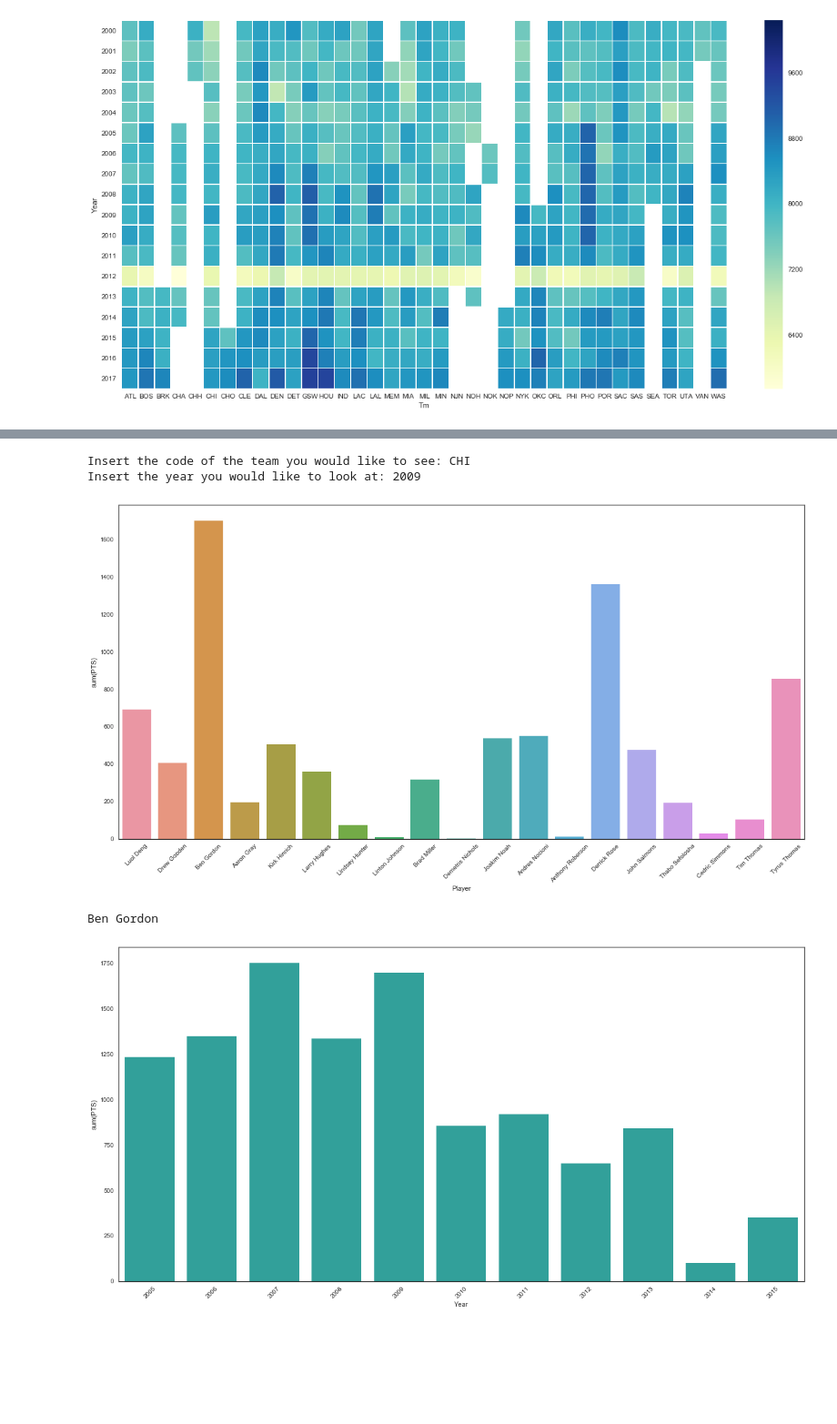
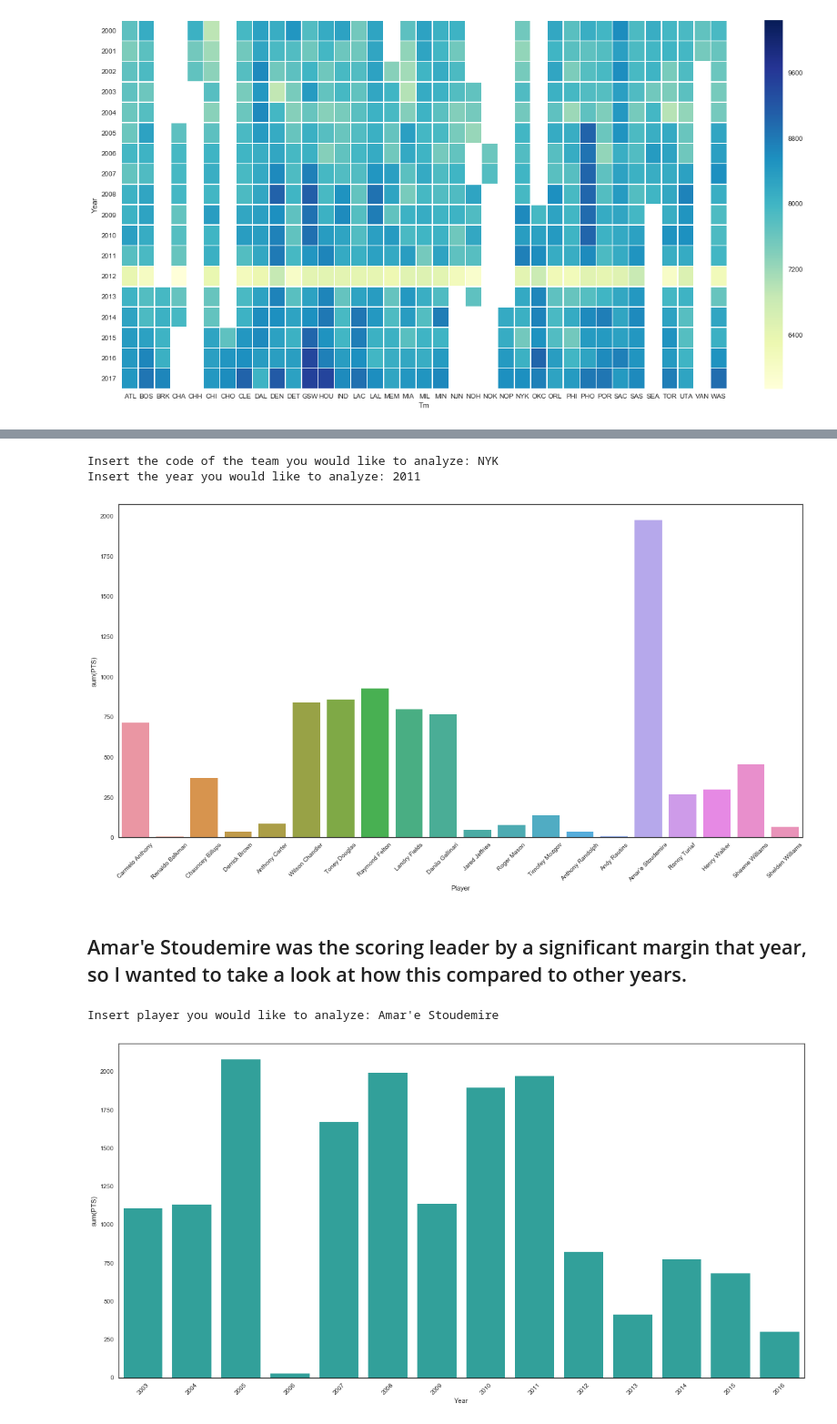
Before and after one commit to jackdoesdata/sports_analysis, a Jupyter notebook: Basketball_Scrape.ipynb, the cells around one changed output, grey strips where cells are left out. Shown: that part at 91% size. Cells and saved outputs as stored; diff of their text form; code cells hidden in the pictures; blank space fills up the shorter version.

```diff
--- a/Basketball_Scrape.ipynb
+++ b/Basketball_Scrape.ipynb
@@ -59,0 +73,10 @@ plt.show()
+# %%
+plt.rcParams['figure.figsize'] = 50,20
+cor = stats.corr()
+sns.set_style('white')
+mask = np.zeros_like(cor)
+mask[np.triu_indices_from(mask)] = True
+
+
+sns.heatmap(cor, annot=True, mask=mask)
+plt.show()
@@ -87,21 +116,23 @@ Insert the code of the team you would like to visualize: CHI
 # %%
-Team = raw_input('Insert the code of the team you would like to see: ')
-Year = raw_input('Insert the year you would like to look at: ')
+Team = raw_input('Insert the code of the team you would like to analyze: ')
+Year = raw_input('Insert the year you would like to analyze: ')
 
 c = sns.barplot(data=stats.loc[(stats['Tm']==Team) & (stats['Year']==int(Year))], x='Player', y='PTS',\
                 ci=False, estimator=sum, )
 c.set_xticklabels(c.get_xticklabels(), rotation = 45)
 plt.show()
 # %% [output]
-Insert the code of the team you would like to see: CHI
-Insert the year you would like to look at: 2009
+Insert the code of the team you would like to analyze: NYK
+Insert the year you would like to analyze: 2011
-[figure, old version]
+[figure, new version]
+# %% [markdown]
+## Amar'e Stoudemire was the scoring leader by a significant margin that year, so I wanted to take a look at how this compared to other years.
 # %%
-Player = raw_input()
+Player = raw_input('Insert player you would like to analyze: ')
 
 d = sns.barplot(data=stats[stats['Player']==Player], x='Year', y='PTS', ci=False, estimator=sum, color='lightseagreen')
 d.set_xticklabels(d.get_xticklabels(), rotation = 45)
 plt.show()
 # %% [output]
-Ben Gordon
+Insert player you would like to analyze: Amar'e Stoudemire
-[figure, old version]
+[figure, new version]
```
Also changed, not shown: parts of 12 cells of this notebook, 1 other file.
